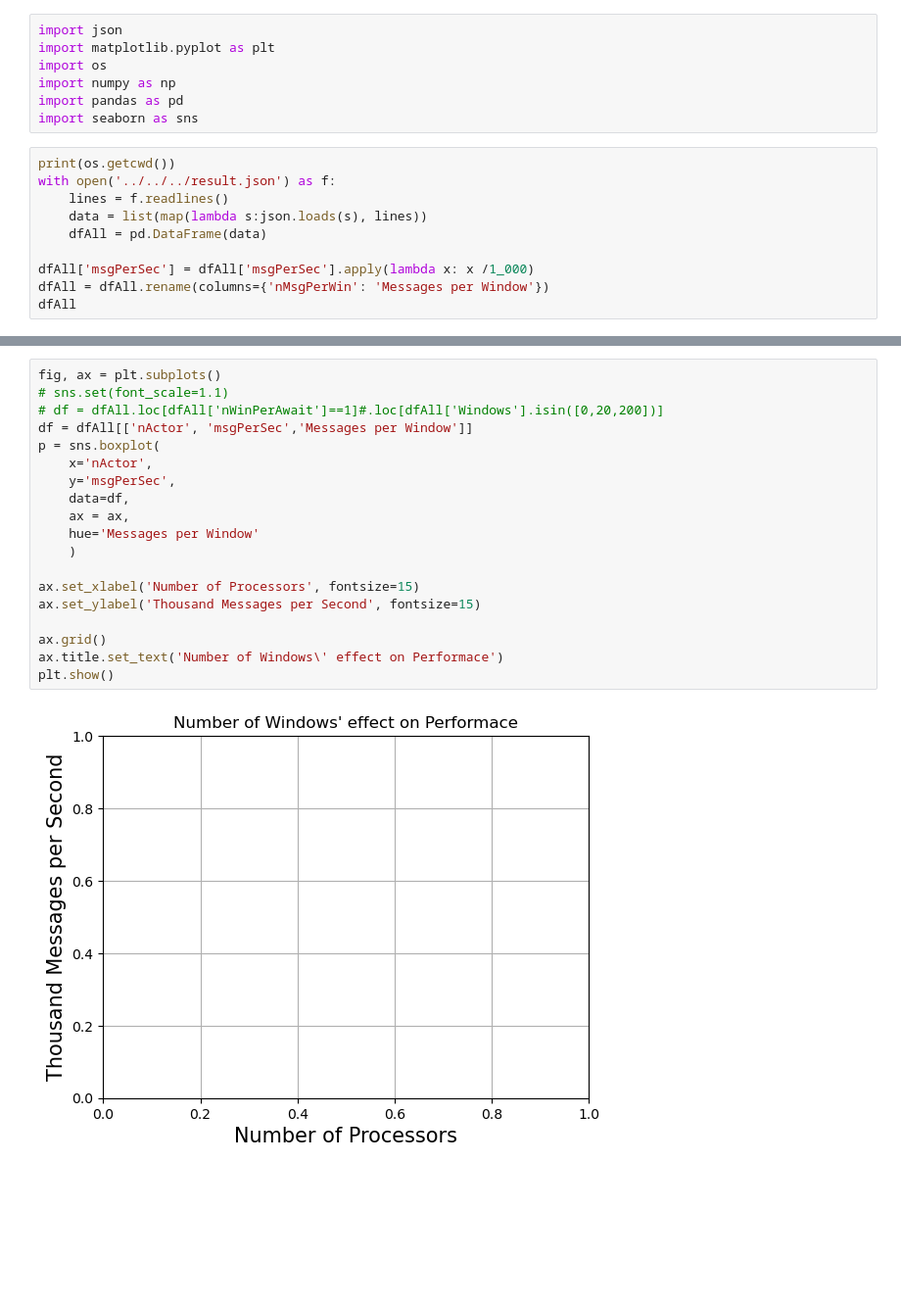
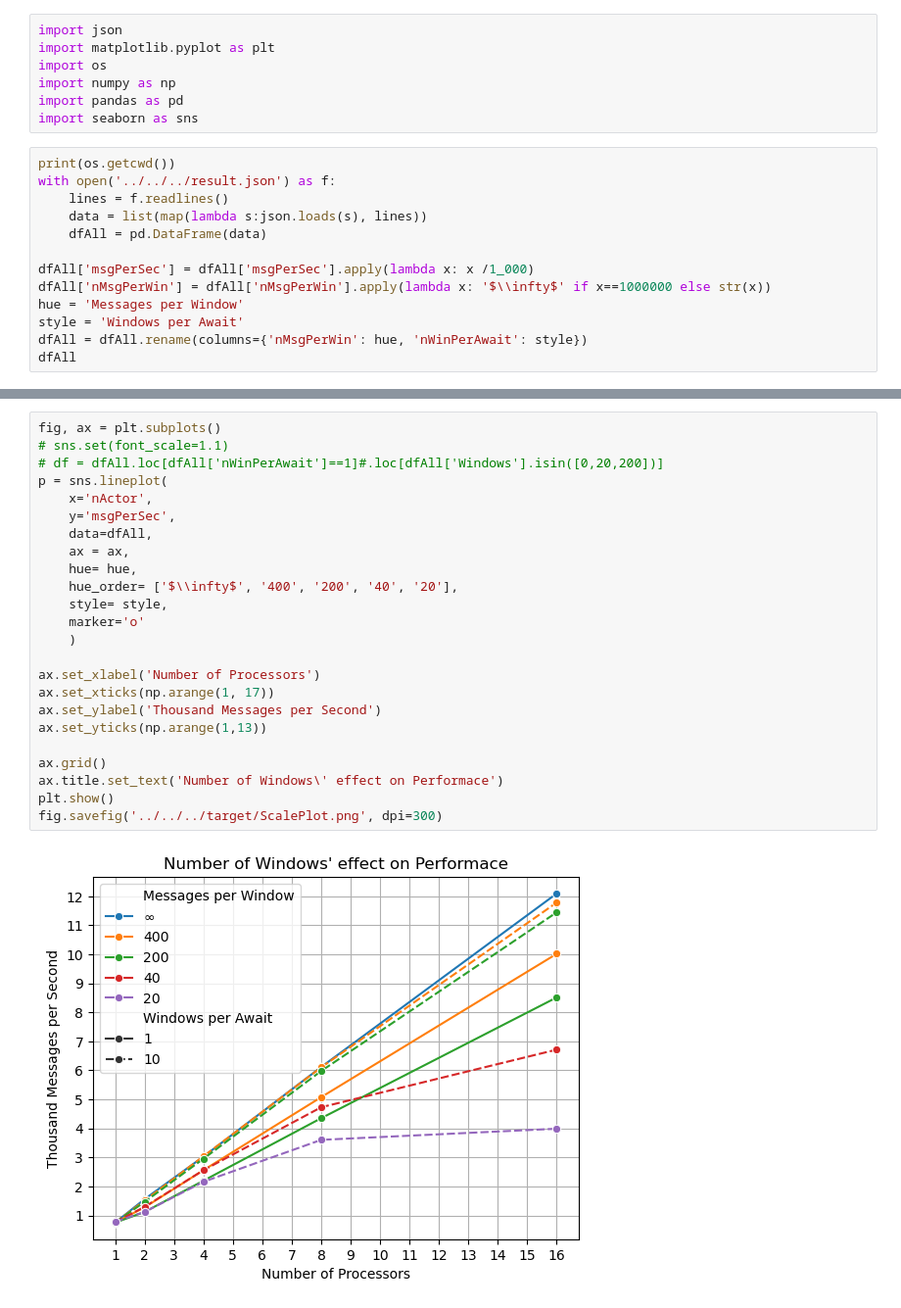
Before and after one commit to TerenceNg03/Windowed-CRDT, a Jupyter notebook: src/main/python/plotScale.ipynb, the cells around one changed output, grey strips where cells are left out. Shown at 98% size. Drawn from its saved outputs; the diff is of its cells as text; blank space fills up the shorter version.

Commit message:
Redesign scale experiment

```diff
--- a/src/main/python/plotScale.ipynb
+++ b/src/main/python/plotScale.ipynb
@@ -13,7 +13,10 @@ with open('../../../result.json') as f:
     dfAll = pd.DataFrame(data)
 
 dfAll['msgPerSec'] = dfAll['msgPerSec'].apply(lambda x: x /1_000)
-dfAll = dfAll.rename(columns={'nMsgPerWin': 'Messages per Window'})
+dfAll['nMsgPerWin'] = dfAll['nMsgPerWin'].apply(lambda x: '$\\infty$' if x==1000000 else str(x))
+hue = 'Messages per Window'
+style = 'Windows per Await'
+dfAll = dfAll.rename(columns={'nMsgPerWin': hue, 'nWinPerAwait': style})
 dfAll
 # %% [output]
 /Users/terenceng/Documents/KTH/2024 Digital Future/Windowed-CRDT/src/main/python
@@ -36,22 +40,27 @@ dfAll
 # %%
 fig, ax = plt.subplots()
 # sns.set(font_scale=1.1)
 # df = dfAll.loc[dfAll['nWinPerAwait']==1]#.loc[dfAll['Windows'].isin([0,20,200])]
-df = dfAll[['nActor', 'msgPerSec','Messages per Window']]
-p = sns.boxplot(
+p = sns.lineplot(
     x='nActor',
     y='msgPerSec',
-    data=df,
+    data=dfAll,
     ax = ax,
-    hue='Messages per Window'
+    hue= hue,
+    hue_order= ['$\\infty$', '400', '200', '40', '20'],
+    style= style,
+    marker='o'
     )
 
-ax.set_xlabel('Number of Processors', fontsize=15)
-ax.set_ylabel('Thousand Messages per Second', fontsize=15)
+ax.set_xlabel('Number of Processors')
+ax.set_xticks(np.arange(1, 17))
+ax.set_ylabel('Thousand Messages per Second')
+ax.set_yticks(np.arange(1,13))
 
 ax.grid()
 ax.title.set_text('Number of Windows\' effect on Performace')
 plt.show()
+fig.savefig('../../../target/ScalePlot.png', dpi=300)
 # %% [output]
-[figure, old version]
+[figure, new version]
 # %%
```
Also changed, not shown: parts of 2 cells of this notebook, 4 other files.
